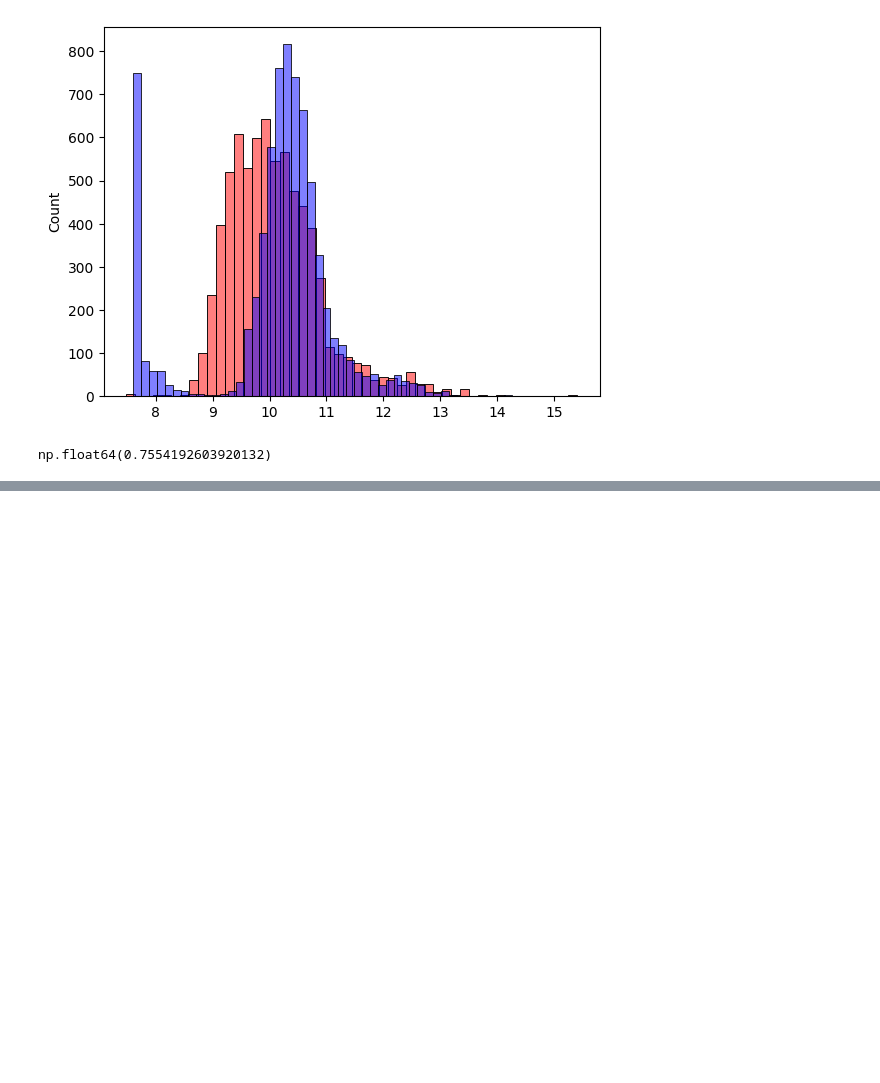
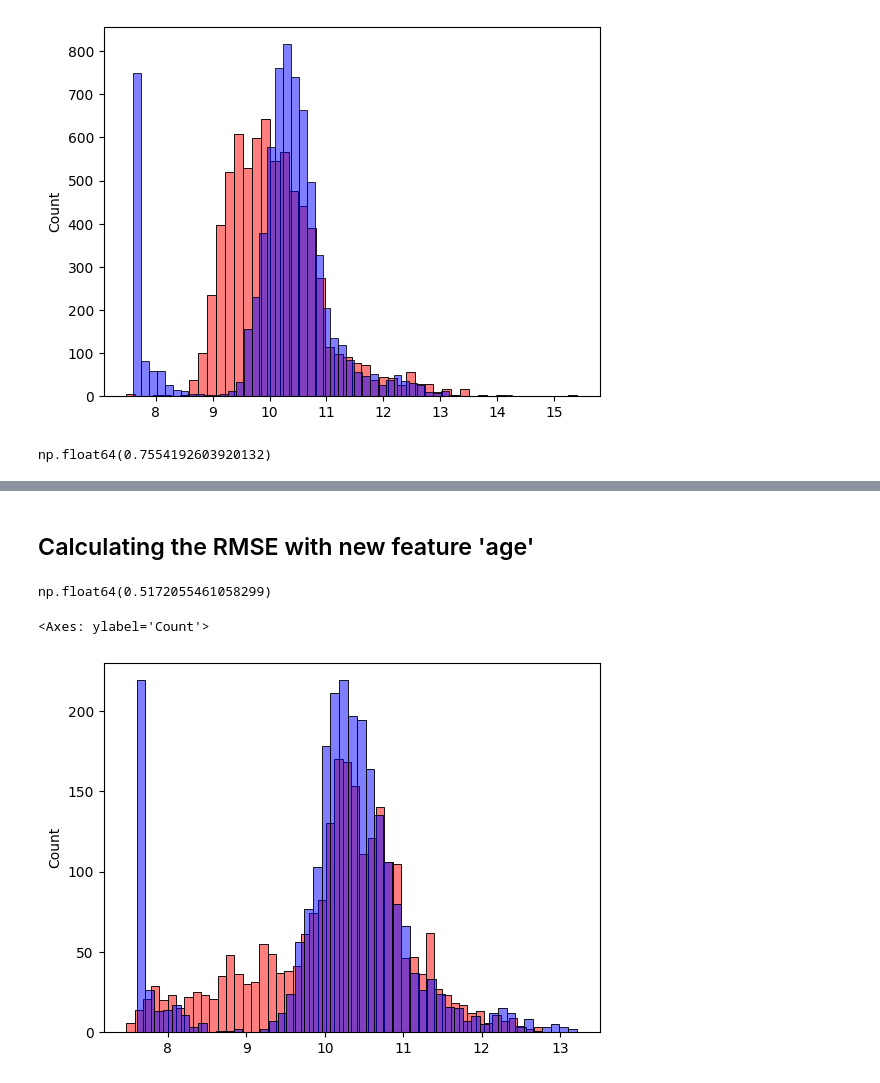
Before and after one commit to moeinforoughi/MLcourse, a Jupyter notebook: car-price-prediction/car-price-prediction.ipynb, the cells around one changed output, grey strips where cells are left out. Saved outputs shown, nothing was run; the diff lists cells and outputs as text; code cells hidden in the pictures; blank space fills up the shorter version.

```diff
--- a/car-price-prediction/car-price-prediction.ipynb
+++ b/car-price-prediction/car-price-prediction.ipynb
@@ -785,3 +785,15 @@ def rmse(y,y_pred):
 rmse(y_train,y_pred)
 # %% [output]
 np.float64(0.7554192603920132)
+# %%
+base = ['engine_hp','engine_cylinders','highway_mpg','city_mpg','popularity']
+X_train = df_train[base].fillna(0).values
+w0,w = train_linear_regression(X_train,y_train)
+y_pred = w0 + X_train.dot(w)
+# %%
+# Just put some of the top lines into a function
+def prepare_X(df):
+    df_num = df[base]
+    df_num = df_num.fillna(0)
+    X = df_num.values
+    return X
@@ -787,0 +834,12 @@ np.float64(0.7554192603920132)
+# %%
+def prepare_X(df):
+    # Make copy to save the orginal DataFrame
+    df = df.copy()
+    # Calculating the age
+    df['age'] = 2017 - df.year
+    # Add feature to 'base'
+    features = base + ['age']
+    df_num = df[features]
+    df_num = df_num.fillna(0)
+    X = df_num.values
+    return X
@@ -787,0 +869,22 @@ np.float64(0.7554192603920132)
+# %% [markdown]
+<h2>Calculating the RMSE with new feature 'age'</h2>
+# %%
+# Usding our function to make 'X' for train data
+X_train = prepare_X(df_train)
+# Tranging the model
+w0,w = train_linear_regression(X_train,y_train)
+# Usding our function to make 'X' for validation data
+X_val = prepare_X(df_val)
+# Storig the predictions
+y_pred = w0 + X_val.dot(w)
+# Calculating the 'RMSE' for the validation data
+rmse(y_val,y_pred)
+# %% [output]
+np.float64(0.5172055461058299)
+# %%
+sns.histplot(y_pred,color = 'red', alpha = 0.5, bins = 50)
+sns.histplot(y_val,color = 'blue', alpha = 0.5, bins = 50)
+# Visualize the data the red bars are our prediction values and the blue ones are the validation answers
+# %% [output]
+<Axes: ylabel='Count'>
+[figure, added]
```
Also changed, not shown: parts of 6 cells of this notebook.
